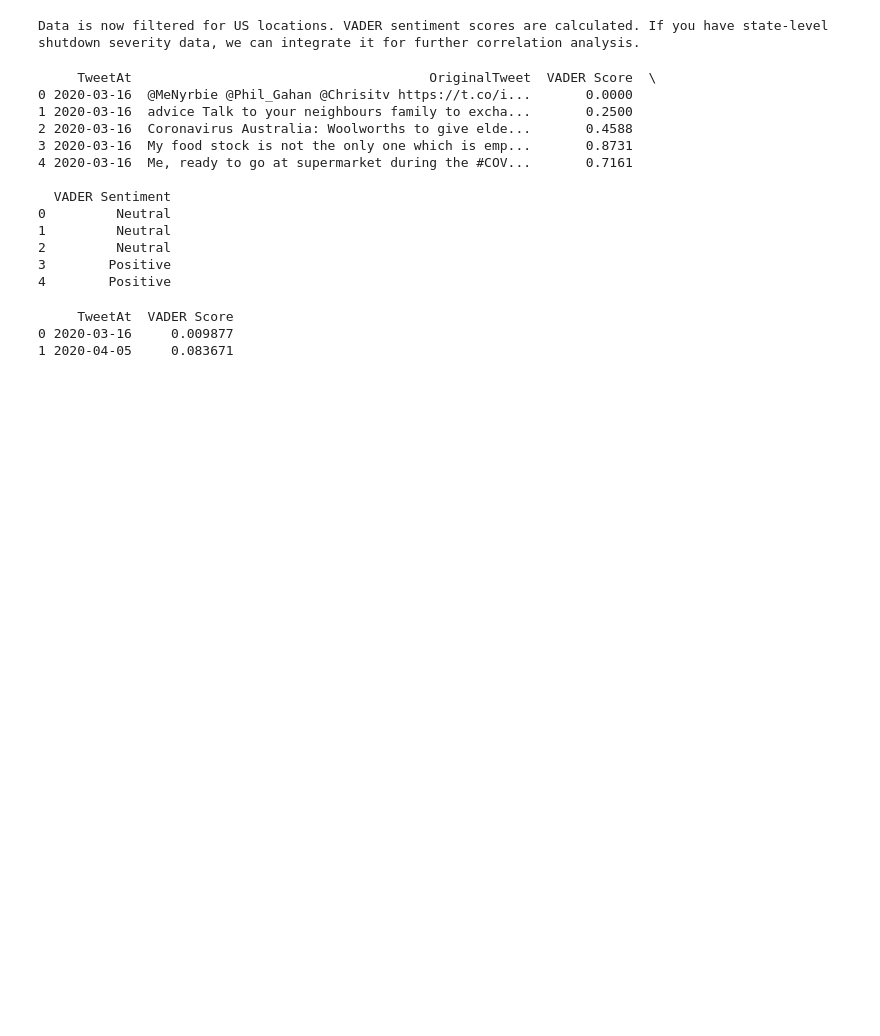
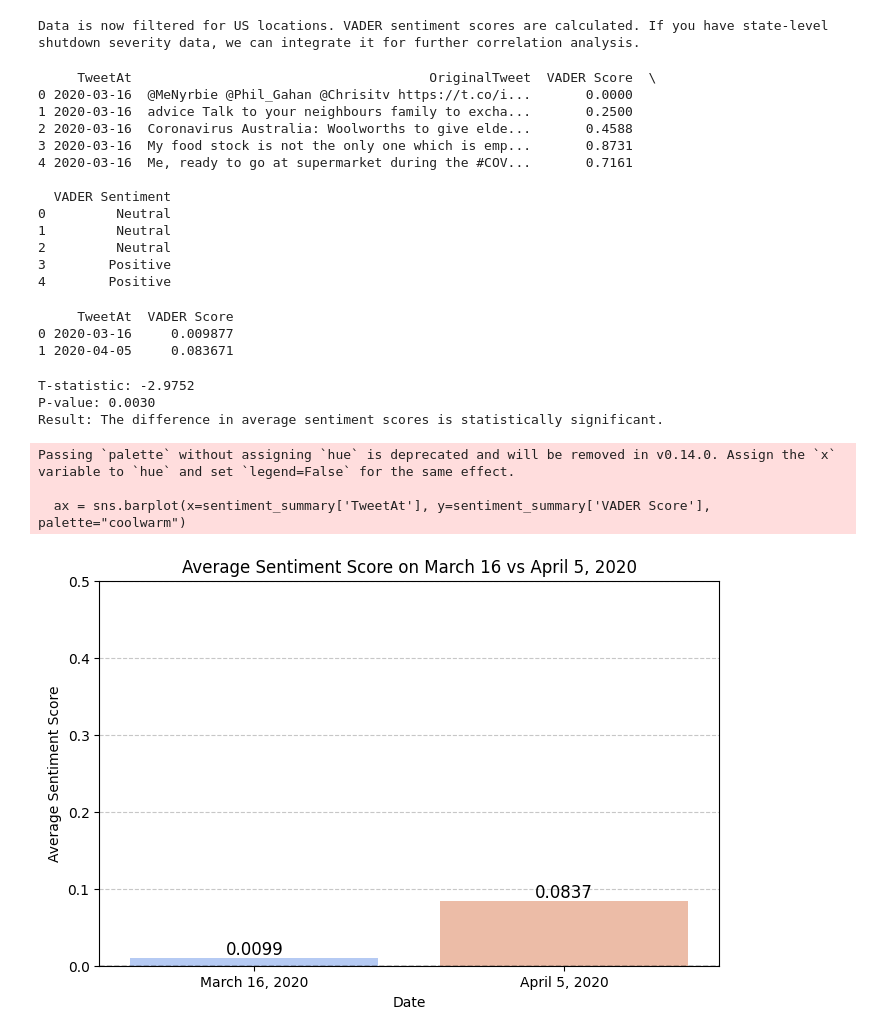
Before and after one commit to l-e13/covidproject, a Jupyter notebook: SCRIPTS/EDA Pre Analysis.ipynb, the cells around one changed output. Saved outputs shown, nothing was run; the diff lists cells and outputs as text; code cells hidden in the pictures; blank space fills up the shorter version.

Commit message:
adding statistical testing

```diff
--- a/SCRIPTS/EDA Pre Analysis.ipynb
+++ b/SCRIPTS/EDA Pre Analysis.ipynb
@@ -249,3 +249,65 @@ print(sentiment_summary)
      TweetAt  VADER Score
 0 2020-03-16     0.009877
 1 2020-04-05     0.083671
+# %%
+from scipy.stats import ttest_ind
+
+# Extract sentiment scores for each date
+march_16_scores = df[df['TweetAt'] == '2020-03-16']['VADER Score']
+april_5_scores = df[df['TweetAt'] == '2020-04-05']['VADER Score']
+
+# Perform an independent t-test on the means of March 16 and April 5
+t_stat, p_value = ttest_ind(march_16_scores, april_5_scores, equal_var=False)
+
+# Print results
+print(f"T-statistic: {t_stat:.4f}")
+print(f"P-value: {p_value:.4f}")
+
+# Interpretation
+alpha = 0.05  # Significance level
+if p_value < alpha:
+    print("Result: The difference in average sentiment scores is statistically significant.")
+else:
+    print("Result: No significant difference in average sentiment scores between March 16 and April 5.")
+# %% [output]
+T-statistic: -2.9752
+P-value: 0.0030
+Result: The difference in average sentiment scores is statistically significant.
+# %%
+# barplot comparing march 16 to april 5
+
+import seaborn as sns
+import matplotlib.pyplot as plt
+
+plt.figure(figsize=(8, 5))
+ax = sns.barplot(x=sentiment_summary['TweetAt'], y=sentiment_summary['VADER Score'], palette="coolwarm")
+
+plt.title("Average Sentiment Score on March 16 vs April 5, 2020")
+plt.xlabel("Date")
+plt.ylabel("Average Sentiment Score")
+
+# Adjust y-axis limits for better visibility
+plt.ylim(0, 0.5)
+
+# Add grid lines for better readability
+plt.grid(axis='y', linestyle='--', alpha=0.7)  # Dashed grid lines on the y-axis
+
+# Define custom x-axis labels
+custom_labels = ["March 16, 2020", "April 5, 2020"]
+plt.xticks(ticks=[0, 1], labels=custom_labels)  # Manually set tick positions and labels
+
+# Add text labels for exact sentiment scores
+for p in ax.patches:
+    ax.annotate(f"{p.get_height():.4f}",
+                (p.get_x() + p.get_width() / 2, p.get_height()),
+                ha='center', va='bottom', fontsize=12, color='black')
+
+# Add a neutral reference line
+plt.axhline(0, color="black", linestyle="--", linewidth=1)
+
+plt.show()
+# %% [output]
+Passing `palette` without assigning `hue` is deprecated and will be removed in v0.14.0. Assign the `x` variable to `hue` and set `legend=False` for the same effect.
+
+  ax = sns.barplot(x=sentiment_summary['TweetAt'], y=sentiment_summary['VADER Score'], palette="coolwarm")
+[figure, added]
```
